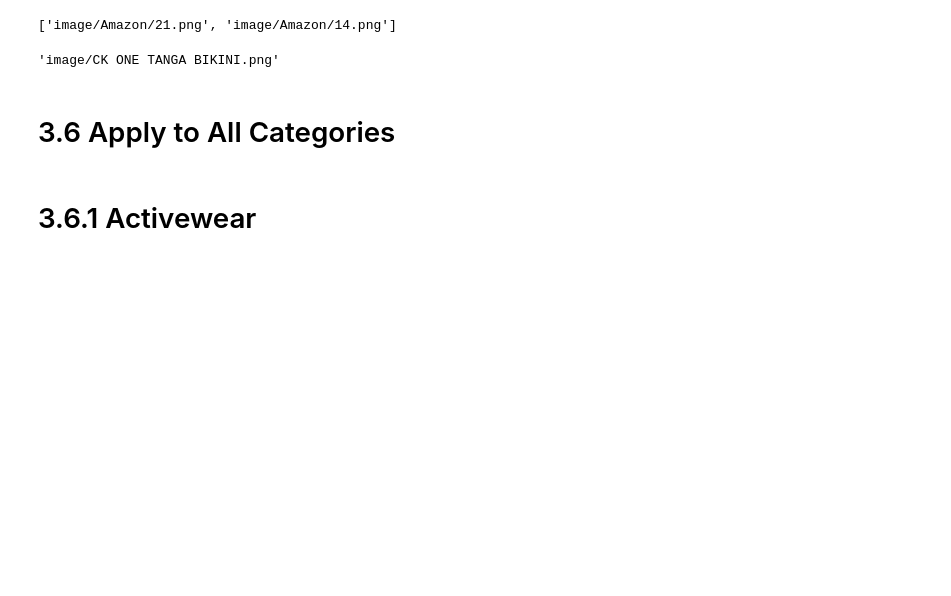
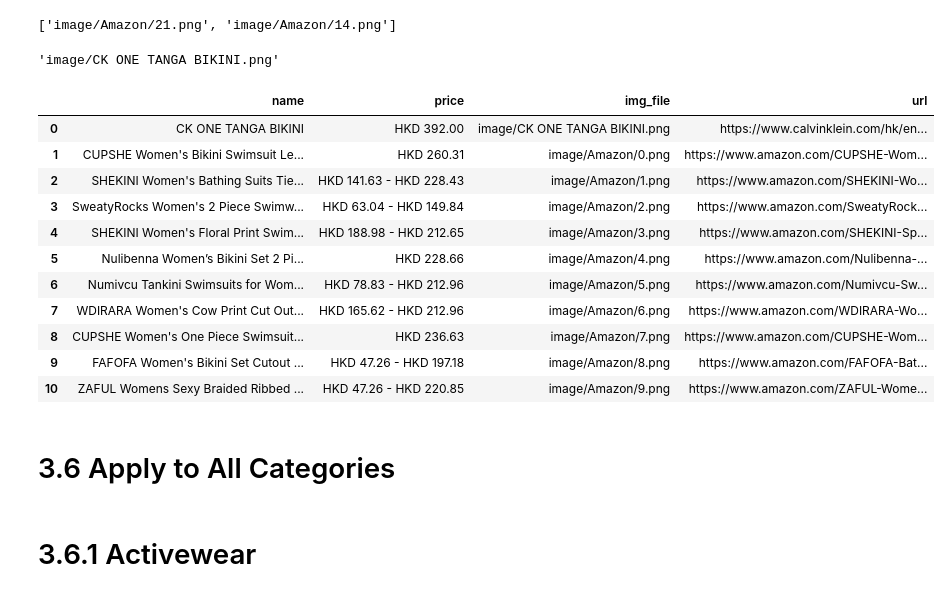
Before and after one commit to yatfungleung/amazon-fashion-recommendation, a Jupyter notebook: 3_modeling.ipynb, the cells around one changed output. Drawn from its saved outputs; the diff is of its cells as text; code cells hidden in the pictures; blank space fills up the shorter version.

```diff
--- a/3_modeling.ipynb
+++ b/3_modeling.ipynb
@@ -612,6 +612,21 @@ def product_recommender(i,df_amazon,model):
         # append img_file's new path
         recommend_img_files.append(img_file)
     return recommend_names, recommend_prices, recommend_img_files, recommend_urls
+# %%
+df
+# %% [output]
+|  | name | price | img_file | url |
+| 0 | CK ONE TANGA BIKINI | HKD 392.00 | image/CK ONE TANGA BIKINI.png | https://www.calvinklein.com/hk/en... |
+| 1 | CUPSHE Women's Bikini Swimsuit Le... | HKD 260.31 | image/Amazon/0.png | https://www.amazon.com/CUPSHE-Wom... |
+| 2 | SHEKINI Women's Bathing Suits Tie... | HKD 141.63 - HKD 228.43 | image/Amazon/1.png | https://www.amazon.com/SHEKINI-Wo... |
+| 3 | SweatyRocks Women's 2 Piece Swimw... | HKD 63.04 - HKD 149.84 | image/Amazon/2.png | https://www.amazon.com/SweatyRock... |
+| 4 | SHEKINI Women's Floral Print Swim... | HKD 188.98 - HKD 212.65 | image/Amazon/3.png | https://www.amazon.com/SHEKINI-Sp... |
+| 5 | Nulibenna Women’s Bikini Set 2 Pi... | HKD 228.66 | image/Amazon/4.png | https://www.amazon.com/Nulibenna-... |
+| 6 | Numivcu Tankini Swimsuits for Wom... | HKD 78.83 - HKD 212.96 | image/Amazon/5.png | https://www.amazon.com/Numivcu-Sw... |
+| 7 | WDIRARA Women's Cow Print Cut Out... | HKD 165.62 - HKD 212.96 | image/Amazon/6.png | https://www.amazon.com/WDIRARA-Wo... |
+| 8 | CUPSHE Women's One Piece Swimsuit... | HKD 236.63 | image/Amazon/7.png | https://www.amazon.com/CUPSHE-Wom... |
+| 9 | FAFOFA Women's Bikini Set Cutout ... | HKD 47.26 - HKD 197.18 | image/Amazon/8.png | https://www.amazon.com/FAFOFA-Bat... |
+| 10 | ZAFUL Womens Sexy Braided Ribbed ... | HKD 47.26 - HKD 220.85 | image/Amazon/9.png | https://www.amazon.com/ZAFUL-Wome... |
 # %%
 # old codes for reference
 
```
Also changed, not shown: parts of 1 cell of this notebook, 9 other files.
